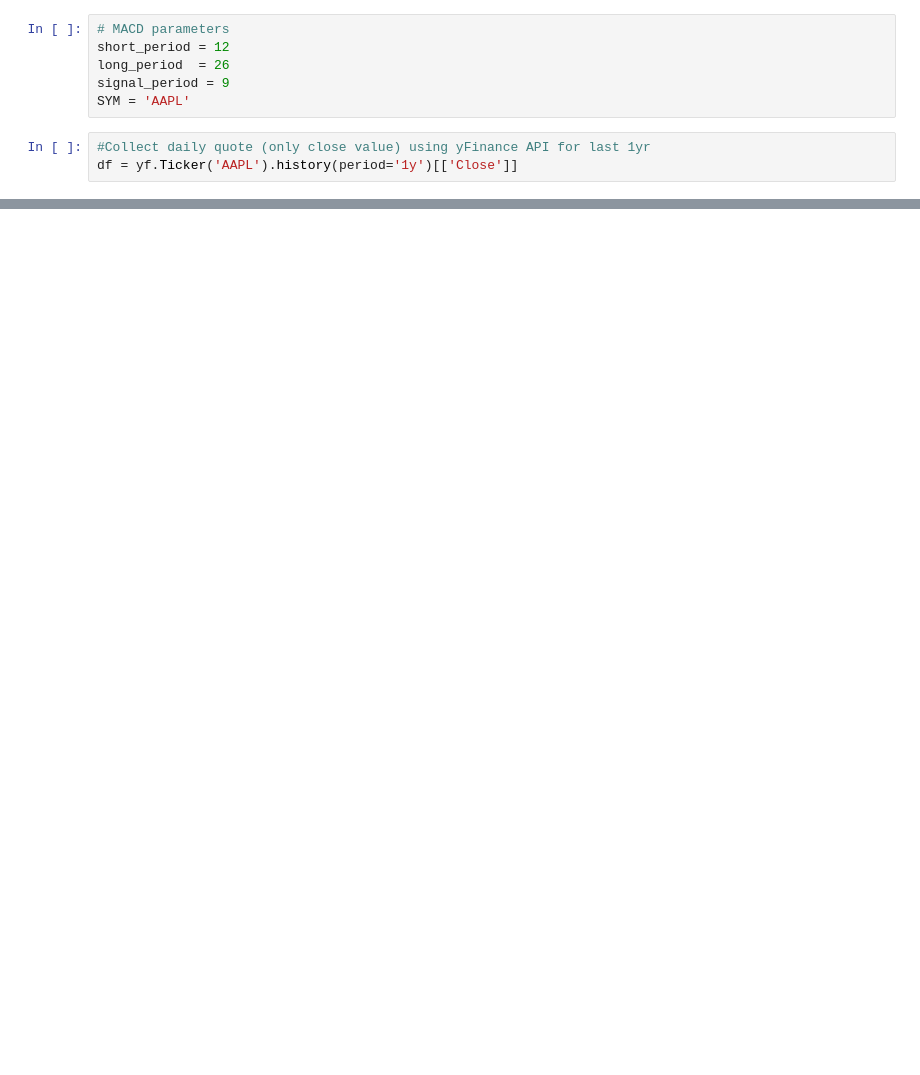
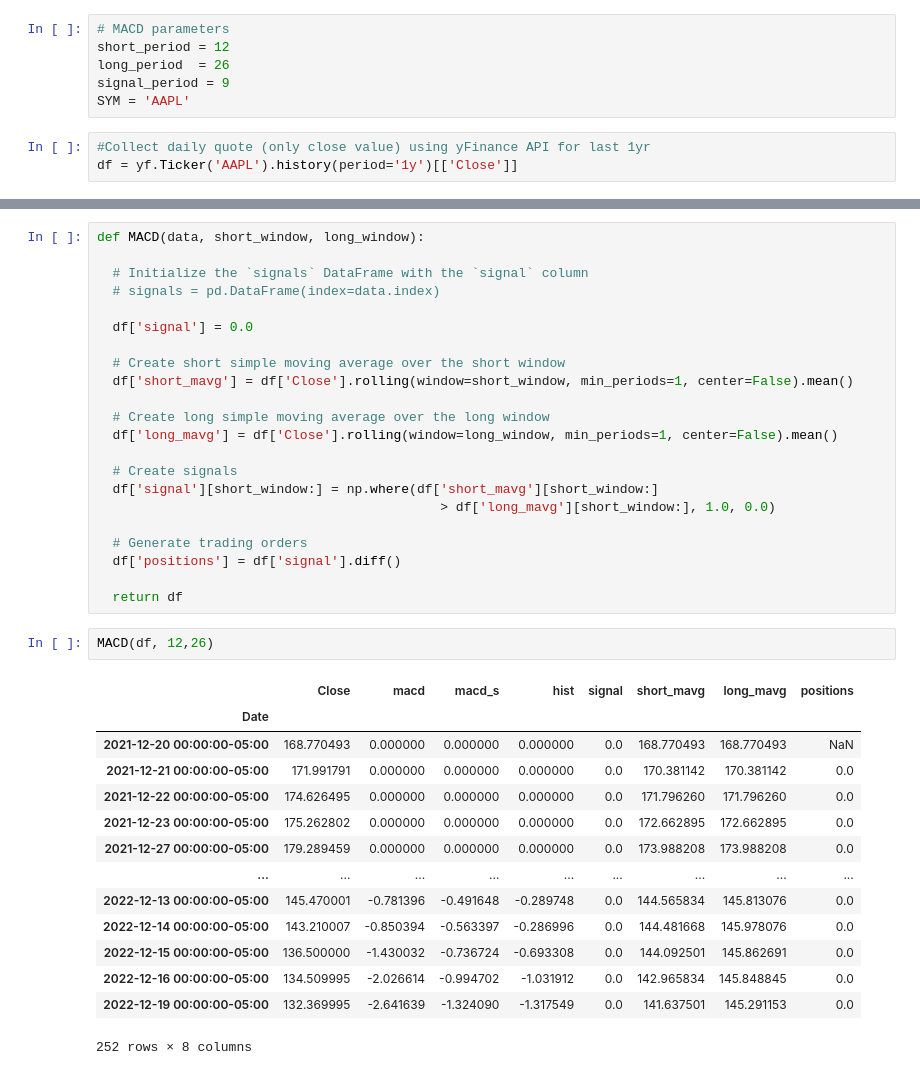
Before and after one commit to binojvr/macd, a Jupyter notebook: macd.ipynb, the cells around one changed output, grey strips where cells are left out. Saved outputs shown, nothing was run; the diff lists cells and outputs as text; blank space fills up the shorter version.

```diff
--- a/macd.ipynb
+++ b/macd.ipynb
@@ -96,0 +99,39 @@ plt.show()
+# %%
+def MACD(data, short_window, long_window):
+
+  # Initialize the `signals` DataFrame with the `signal` column
+  # signals = pd.DataFrame(index=data.index)
+
+  df['signal'] = 0.0
+
+  # Create short simple moving average over the short window
+  df['short_mavg'] = df['Close'].rolling(window=short_window, min_periods=1, center=False).mean()
+
+  # Create long simple moving average over the long window
+  df['long_mavg'] = df['Close'].rolling(window=long_window, min_periods=1, center=False).mean()
+
+  # Create signals
+  df['signal'][short_window:] = np.where(df['short_mavg'][short_window:]
+                                            > df['long_mavg'][short_window:], 1.0, 0.0)
+
+  # Generate trading orders
+  df['positions'] = df['signal'].diff()
+
+  return df
+# %%
+MACD(df, 12,26)
+# %% [output]
+|  | Close | macd | macd_s | hist | signal | short_mavg | long_mavg | positions |
+| Date |  |  |  |  |  |  |  |  |
+| 2021-12-20 00:00:00-05:00 | 168.770493 | 0.000000 | 0.000000 | 0.000000 | 0.0 | 168.770493 | 168.770493 | NaN |
+| 2021-12-21 00:00:00-05:00 | 171.991791 | 0.000000 | 0.000000 | 0.000000 | 0.0 | 170.381142 | 170.381142 | 0.0 |
+| 2021-12-22 00:00:00-05:00 | 174.626495 | 0.000000 | 0.000000 | 0.000000 | 0.0 | 171.796260 | 171.796260 | 0.0 |
+| 2021-12-23 00:00:00-05:00 | 175.262802 | 0.000000 | 0.000000 | 0.000000 | 0.0 | 172.662895 | 172.662895 | 0.0 |
+| 2021-12-27 00:00:00-05:00 | 179.289459 | 0.000000 | 0.000000 | 0.000000 | 0.0 | 173.988208 | 173.988208 | 0.0 |
+| ... | ... | ... | ... | ... | ... | ... | ... | ... |
+| 2022-12-13 00:00:00-05:00 | 145.470001 | -0.781396 | -0.491648 | -0.289748 | 0.0 | 144.565834 | 145.813076 | 0.0 |
+| 2022-12-14 00:00:00-05:00 | 143.210007 | -0.850394 | -0.563397 | -0.286996 | 0.0 | 144.481668 | 145.978076 | 0.0 |
+| 2022-12-15 00:00:00-05:00 | 136.500000 | -1.430032 | -0.736724 | -0.693308 | 0.0 | 144.092501 | 145.862691 | 0.0 |
+| 2022-12-16 00:00:00-05:00 | 134.509995 | -2.026614 | -0.994702 | -1.031912 | 0.0 | 142.965834 | 145.848845 | 0.0 |
+| 2022-12-19 00:00:00-05:00 | 132.369995 | -2.641639 | -1.324090 | -1.317549 | 0.0 | 141.637501 | 145.291153 | 0.0 |
+252 rows × 8 columns
```
Also changed, not shown: parts of 6 cells of this notebook.
